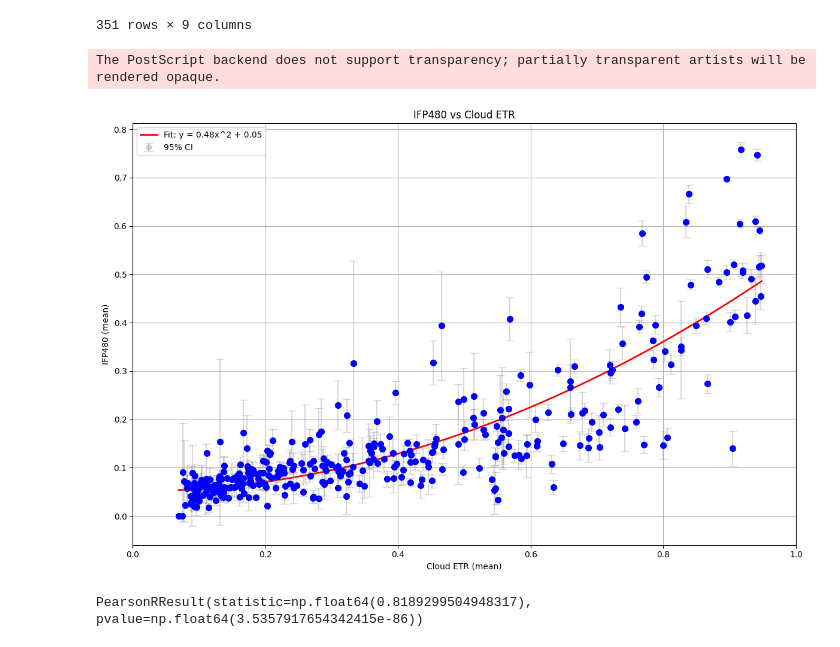
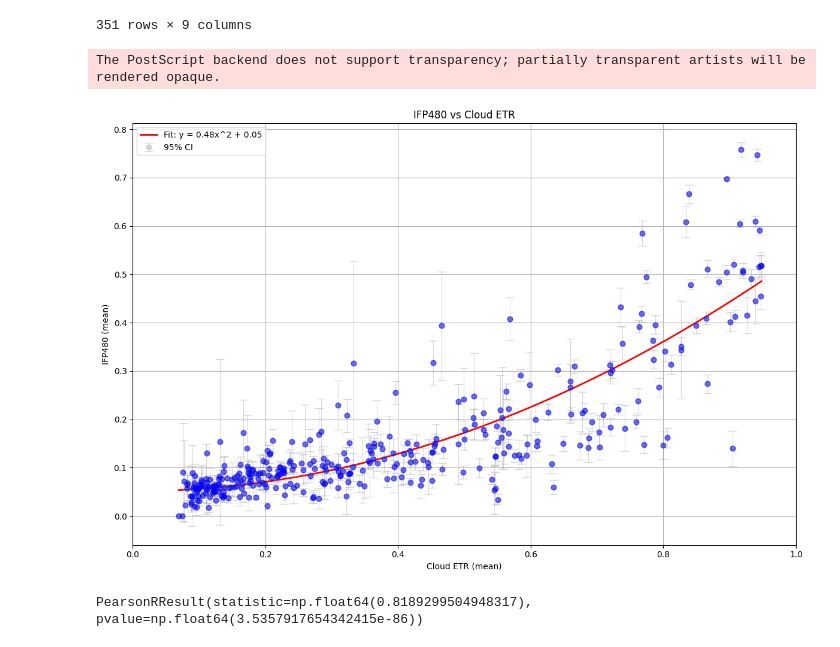
Before and after one commit to sb2cl/Activity-Clouds, a Jupyter notebook: 40_validation_against_uaspire.ipynb, the cells around one changed output. Cells and saved outputs as stored; diff of their text form; code cells hidden in the pictures.

Commit message:
Changes mainly related to graphics generation for the paper

```diff
--- a/40_validation_against_uaspire.ipynb
+++ b/40_validation_against_uaspire.ipynb
@@ -187,6 +187,7 @@ plt.plot(
     label=f'Fit: y = {slope:.2f}x^2 + {intercept:.2f}'
 )
 
+
 # Plot the shaded ±1SD band or
 # plt.fill_between(
 #     x_s,
@@ -213,35 +214,36 @@ plt.errorbar(
     y_s,
     yerr=ci95_s,
     fmt='o',
     color='grey',
     alpha=0.3,
     label='95% CI',
     capsize=5,      # length of the horizontal caps in points
     capthick=1,     # thickness of the cap lines
+    elinewidth=0.8,    # thickness of the errorbar line
 )
 
 # Scatter the raw means
-plt.scatter(x, y, color='blue', s=50, zorder=3)
+plt.scatter(x, y, color='blue', s=40, zorder=3, alpha=0.5)
 
 # Add the labels & legend
 plt.xlabel('Cloud ETR (mean)')
 plt.ylabel('IFP480 (mean)')
 plt.title('IFP480 vs Cloud ETR')
 plt.grid(True)
 # Limit the x axis to a reasonable range
 plt.xlim(0, 1)
 plt.legend(loc='upper left')
 plt.tight_layout()
 # Save the plot as an eps file
 plt.savefig('IFP480_vs_Cloud_ETR.eps',
             format='eps',
             dpi=300,
             bbox_inches='tight')
 
 plt.show()
 # %% [output]
 The PostScript backend does not support transparency; partially transparent artists will be rendered opaque.
-[figure, old version]
+[figure, new version]
 # %%
 # Check correlation coefficient
 stats.pearsonr(x, y)
```
Also changed, not shown: parts of 1 cell of this notebook, 2 other files.
